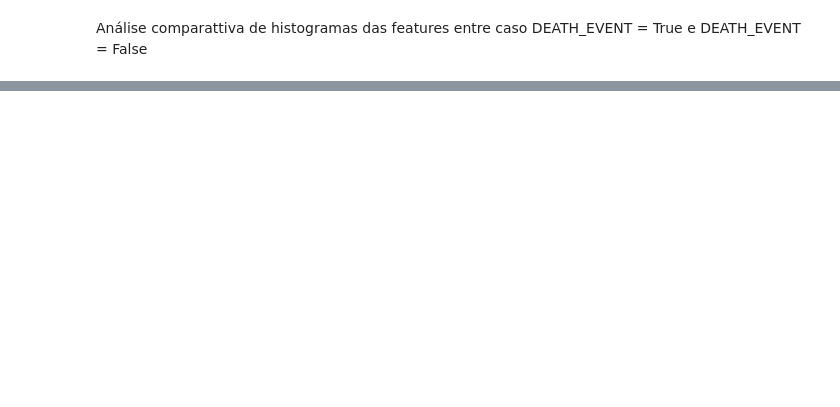
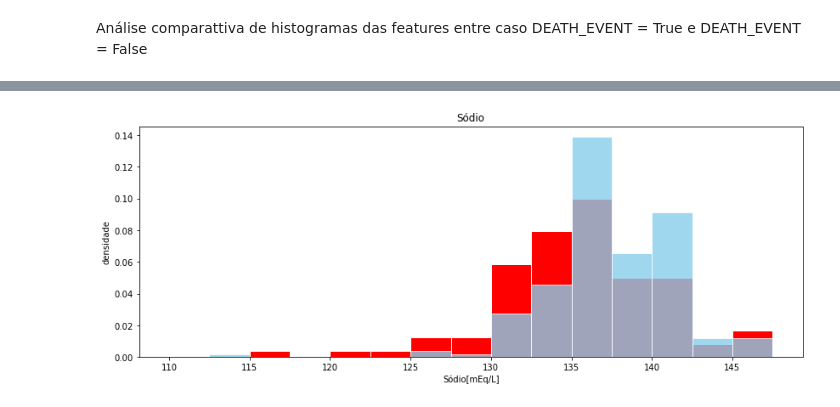
Before and after one commit to BrunoFNRodrigues/Projeto2Cidad, a Jupyter notebook: HeartFailure.ipynb, the cells around one changed output, grey strips where cells are left out. Saved outputs shown, nothing was run; the diff lists cells and outputs as text; code cells hidden in the pictures; blank space fills up the shorter version.

```diff
--- a/HeartFailure.ipynb
+++ b/HeartFailure.ipynb
@@ -140,0 +155,12 @@ px.histogram(dados, x="age", color="DEATH_EVENT", marginal="violin", hover_data=
+# %%
+#Histograma de sódio no sangue de sobreviventes e não sobreviventes
+faixas = np.arange(110,150,2.5)
+plt.figure(figsize=(14, 5))
+plt.hist(dead.serum_sodium, bins=faixas, density=True, color='red', edgecolor='white', linewidth=1)
+plt.hist(not_dead.serum_sodium, bins=faixas, density=True, color='skyblue', edgecolor='white', linewidth=1, alpha=0.8)
+plt.title('Sódio')
+plt.xlabel('Sódio[mEq/L]')
+plt.ylabel('densidade')
+plt.show()
+# %% [output]
+[figure, added]
```
Also changed, not shown: parts of 18 cells of this notebook.
